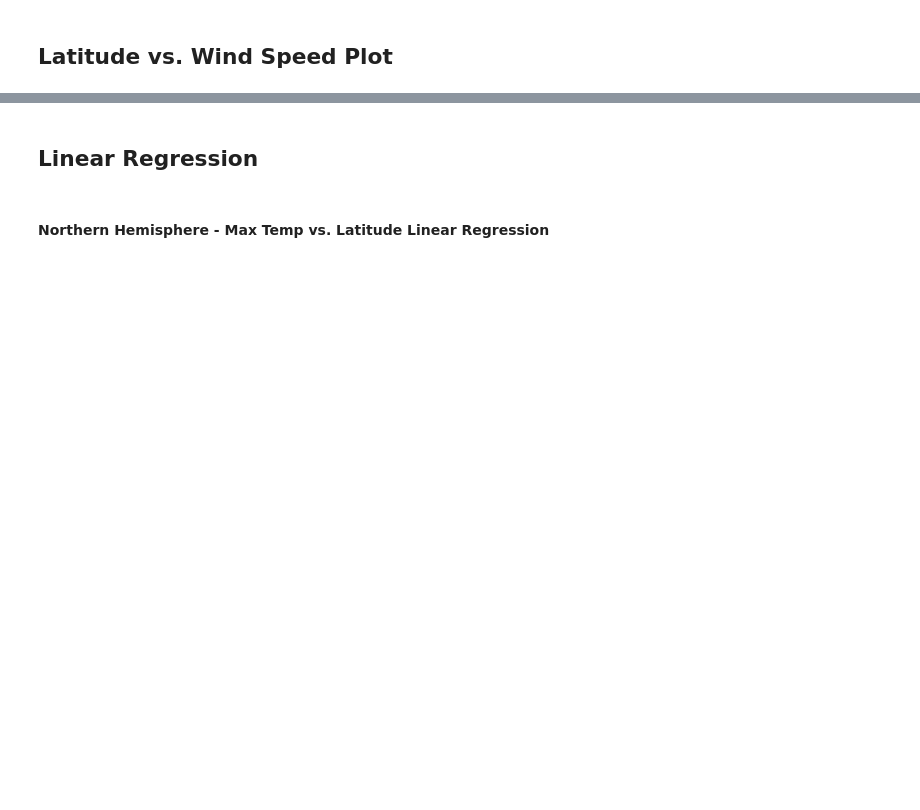
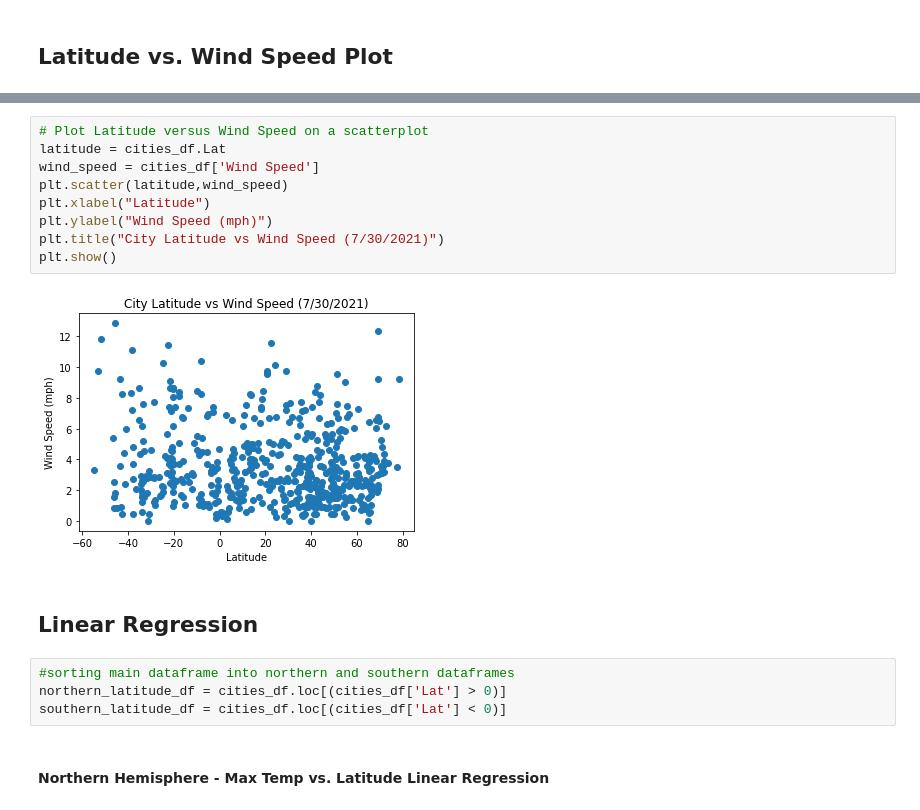
Before and after one commit to RichKirsch80/Weather-and-city-api-pulls, a Jupyter notebook: WeatherPy/WeatherPy.ipynb, the cells around one changed output, grey strips where cells are left out. Cells and saved outputs as stored; diff of their text form; blank space fills up the shorter version.

```diff
--- a/WeatherPy/WeatherPy.ipynb
+++ b/WeatherPy/WeatherPy.ipynb
@@ -153,4 +228,19 @@ Int64Index([], dtype='int64')
+# %%
+# Plot Latitude versus Wind Speed on a scatterplot
+latitude = cities_df.Lat
+wind_speed = cities_df['Wind Speed']
+plt.scatter(latitude,wind_speed)
+plt.xlabel("Latitude")
+plt.ylabel("Wind Speed (mph)")
+plt.title("City Latitude vs Wind Speed (7/30/2021)")
+plt.show()
+# %% [output]
+[figure, added]
 # %% [markdown]
 ## Linear Regression
+# %%
+#sorting main dataframe into northern and southern dataframes
+northern_latitude_df = cities_df.loc[(cities_df['Lat'] > 0)]
+southern_latitude_df = cities_df.loc[(cities_df['Lat'] < 0)]
 # %% [markdown]
 ####  Northern Hemisphere - Max Temp vs. Latitude Linear Regression
```
Also changed, not shown: parts of 37 cells of this notebook, 1 other file.
